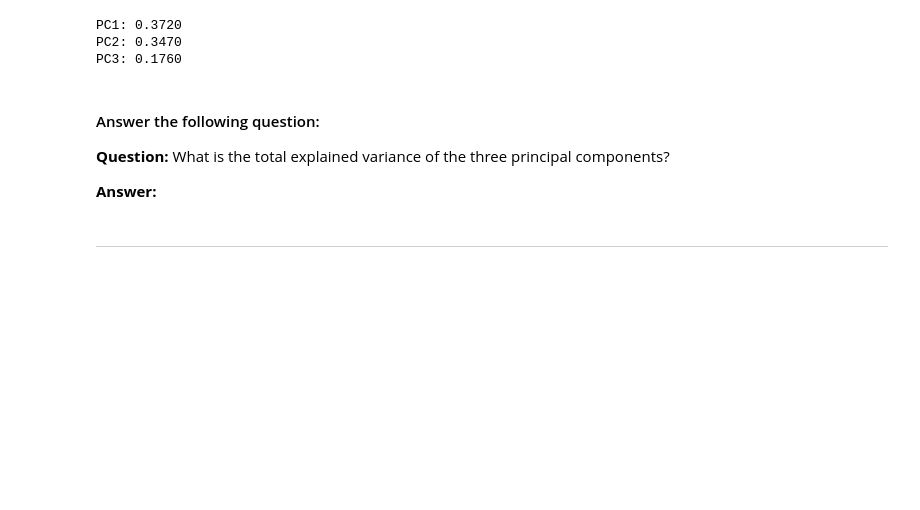
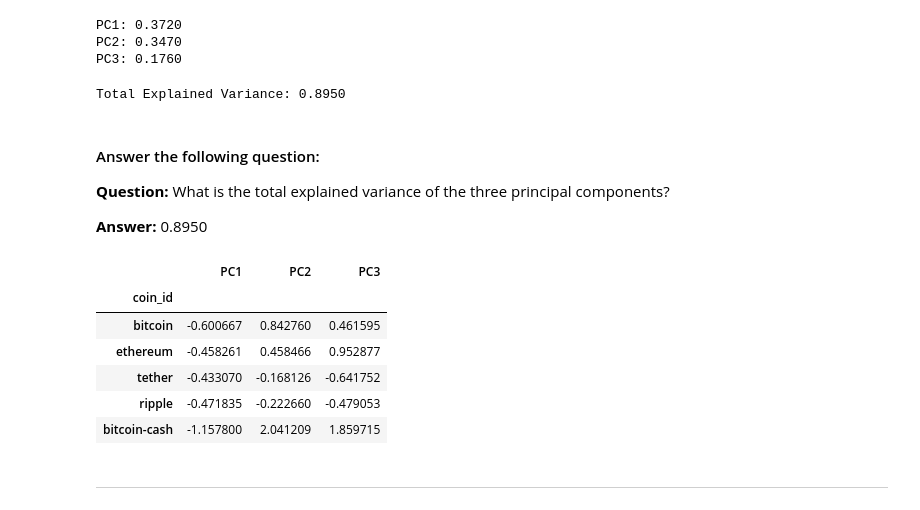
Before and after one commit to JohanaMarie/CryptoClustering, a Jupyter notebook: Crypto_Clustering.ipynb, the cells around one changed output. Drawn from its saved outputs; the diff is of its cells as text; code cells hidden in the pictures; blank space fills up the shorter version.

```diff
--- a/Crypto_Clustering.ipynb
+++ b/Crypto_Clustering.ipynb
@@ -245,24 +245,41 @@ for i, ratio in enumerate(explained_variance):
 PC1: 0.3720
 PC2: 0.3470
 PC3: 0.1760
+# %%
+# total explained variance
+total_explained_variance = sum(pca.explained_variance_ratio_)
+
+# print
+print(f"Total Explained Variance: {total_explained_variance:.4f}")
+# %% [output]
+Total Explained Variance: 0.8950
 # %% [markdown]
 #### Answer the following question:
 
 **Question:** What is the total explained variance of the three principal components?
 
-**Answer:**
+**Answer:** 0.8950
 # %%
 # Create a new DataFrame with the PCA data.
-
-# Creating a DataFrame with the PCA data
-
+pca_new_df = pd.DataFrame(pca_data, columns=['PC1', 'PC2', 'PC3'])
+# Creating a DataFrame with the PCA data - isnt this the same as the previous line?
+#pca_new_df = pd.DataFrame(pca_new, columns=['PC1', 'PC2', 'PC3'])
 # Copy the crypto names from the original data
-
+pca_new_df['coin_id'] = df_market_data.index
 
 # Set the coinid column as index
-
+pca_new_df.set_index('coin_id', inplace=True)
 
 # Display sample data
+pca_new_df.head()
+# %% [output]
+|  | PC1 | PC2 | PC3 |
+| coin_id |  |  |  |
+| bitcoin | -0.600667 | 0.842760 | 0.461595 |
+| ethereum | -0.458261 | 0.458466 | 0.952877 |
+| tether | -0.433070 | -0.168126 | -0.641752 |
+| ripple | -0.471835 | -0.222660 | -0.479053 |
+| bitcoin-cash | -1.157800 | 2.041209 | 1.859715 |
 # %% [markdown]
 ---
 # %% [markdown]
```
Also changed, not shown: parts of 15 cells of this notebook.
